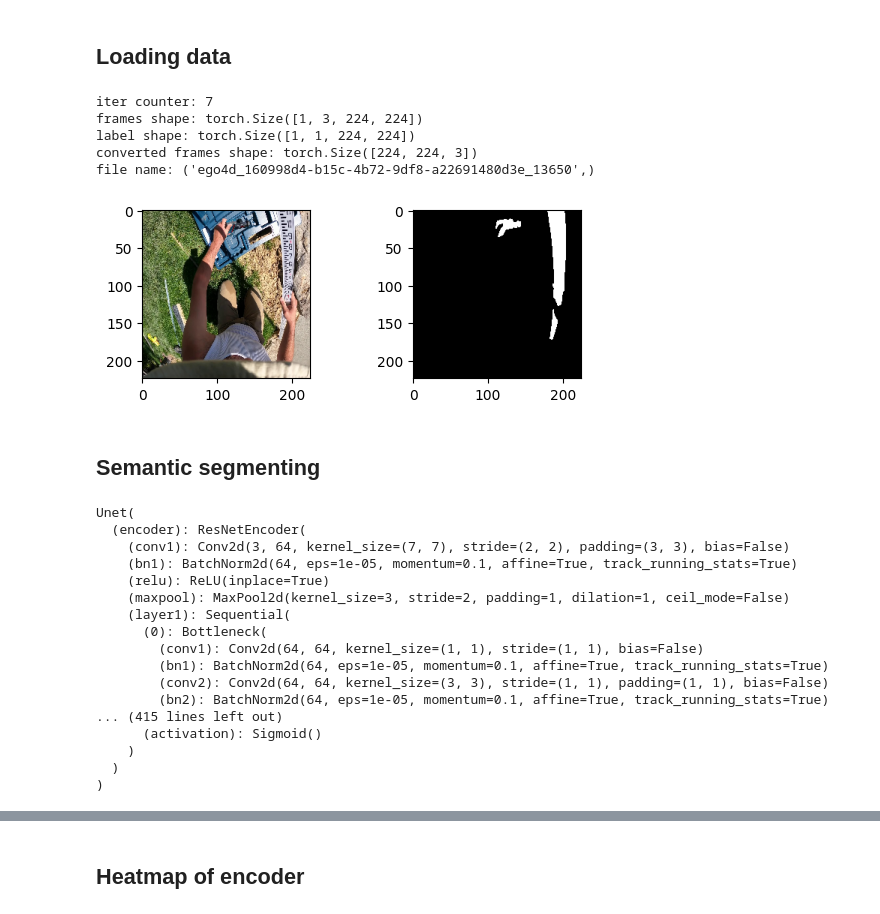
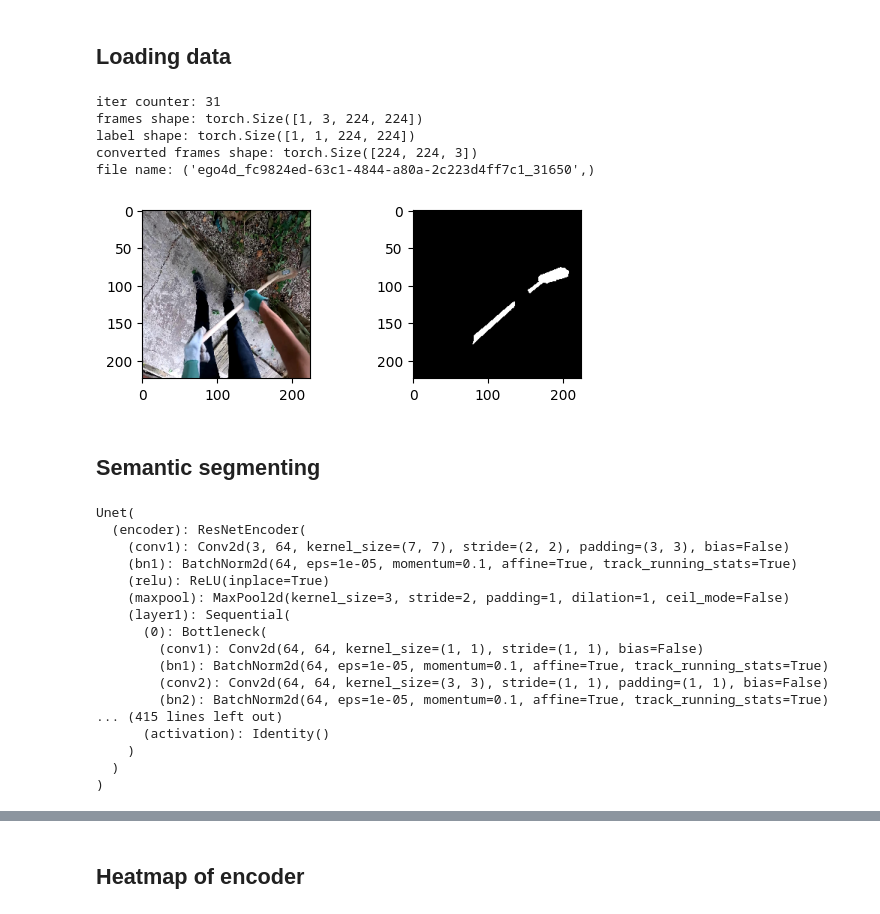
Before and after one commit to pasca-l/hands-and-objects, a Jupyter notebook: objectness_classification/models/model_analysis.ipynb, the cells around one changed output, grey strips where cells are left out. Saved outputs shown, nothing was run; the diff lists cells and outputs as text; code cells hidden in the pictures.

```diff
--- a/objectness_classification/models/model_analysis.ipynb
+++ b/objectness_classification/models/model_analysis.ipynb
@@ -29,54 +26,54 @@ dataset_dir = os.path.join(home, "Documents/datasets")
 set_seed()
 iter_counter = 0
 
-egohos_dataset = ObjnessClsDataModule(
+dataset = ObjnessClsDataModule(
     dataset_dir=dataset_dir,
     dataset_mode='egohos',
     batch_size=1,
     with_transform=False,
     with_info=True,
 )
-egohos_dataset.setup()
+dataset.setup()
 
-egohos_train_dataloader = iter(egohos_dataset.train_dataloader())
+dataloader = iter(dataset.val_dataloader())
 # %%
-egohos_frames, egohos_labels, egohos_file = next(egohos_train_dataloader)
+frames, labels, info = next(dataloader)
 iter_counter += 1
 # convert [batch, channel, height, width]
 # to [batch, height, width, channel] for showing
-egohos_img = egohos_frames.permute(0,2,3,1)[0]
-egohos_mask = egohos_labels[0]
+img = frames.permute(0,2,3,1)[0]
+mask = labels[0]
 
 print(
     f"iter counter: {iter_counter}",
-    f"frames shape: {egohos_frames.shape}",
-    f"label shape: {egohos_labels.shape}",
-    f"converted frames shape: {egohos_img.shape}",
-    f"file name: {egohos_file}",
+    f"frames shape: {frames.shape}",
+    f"label shape: {labels.shape}",
+    f"converted frames shape: {img.shape}",
+    f"file name: {info}",
     sep="\n",
 )
 
 fig = plt.figure()
 
 fig.add_subplot(2, 2, 1)
-plt.imshow(egohos_img)
+plt.imshow(img)
 
-for cls in range(len(egohos_mask)):
+for cls in range(len(mask)):
     fig.add_subplot(2, 2, 2+cls)
-    plt.imshow(egohos_mask[cls])
+    plt.imshow(mask[cls])
     plt.gray()
 
 plt.show()
 
 plt.clf()
 plt.close()
 # %% [output]
-iter counter: 7
+iter counter: 31
 frames shape: torch.Size([1, 3, 224, 224])
 label shape: torch.Size([1, 1, 224, 224])
 converted frames shape: torch.Size([224, 224, 3])
-file name: ('ego4d_160998d4-b15c-4b72-9df8-a22691480d3e_13650',)
+file name: ('ego4d_fc9824ed-63c1-4844-a80a-2c223d4ff7c1_31650',)
-[figure, old version]
+[figure, new version]
 # %% [markdown]
 ## Semantic segmenting
 # %%
@@ -87,10 +84,10 @@ model = smp.Unet(
     encoder_weights="imagenet",
     in_channels=3,
     classes=1,
-    activation="sigmoid",
+    # activation="sigmoid",
 )
 
-model_path = os.path.join(git_root, "objectness_classification/logs/unet-2023-04-14T18:27:41.360100.pth")
+model_path = os.path.join(git_root, "objectness_classification/logs/lightning_logs/2023-04-17T01:03:27.275696/unet.pth")
 model.load_state_dict(
     torch.load(model_path, map_location=torch.device('cpu')),
     # strict=False,
@@ -110,7 +107,7 @@ Unet(
         (conv2): Conv2d(64, 64, kernel_size=(3, 3), stride=(1, 1), padding=(1, 1), bias=False)
         (bn2): BatchNorm2d(64, eps=1e-05, momentum=0.1, affine=True, track_running_stats=True)
 ... (415 lines left out)
-      (activation): Sigmoid()
+      (activation): Identity()
     )
   )
 )
```
Also changed, not shown: parts of 4 cells of this notebook, 2 other files.
